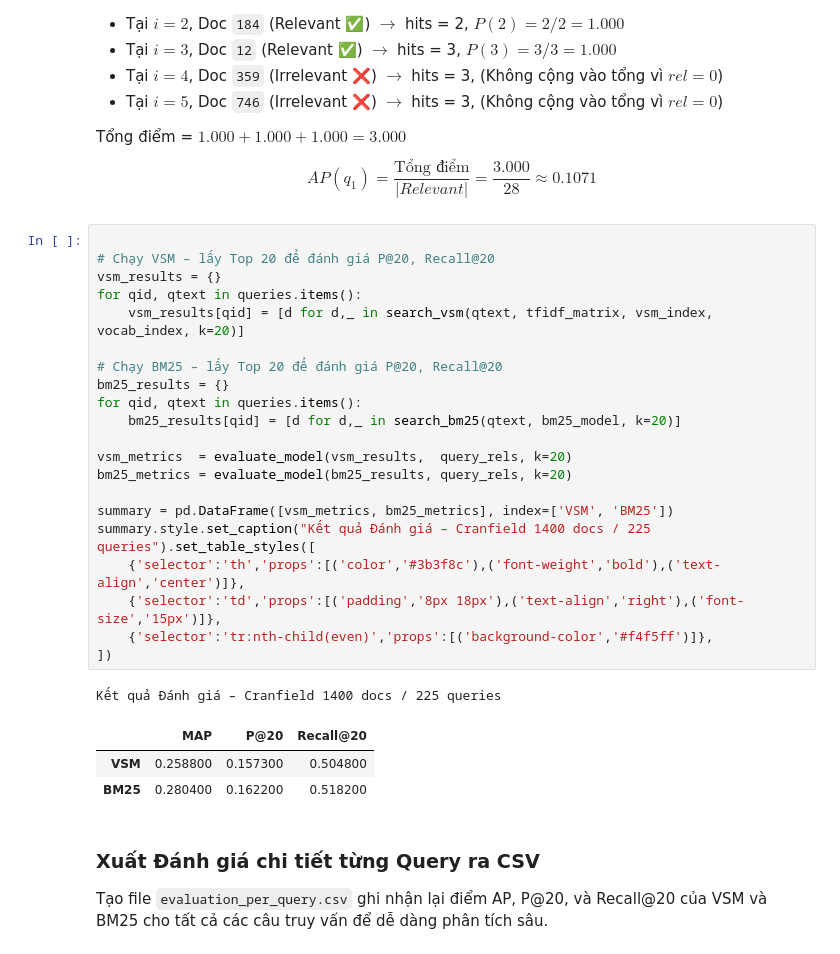
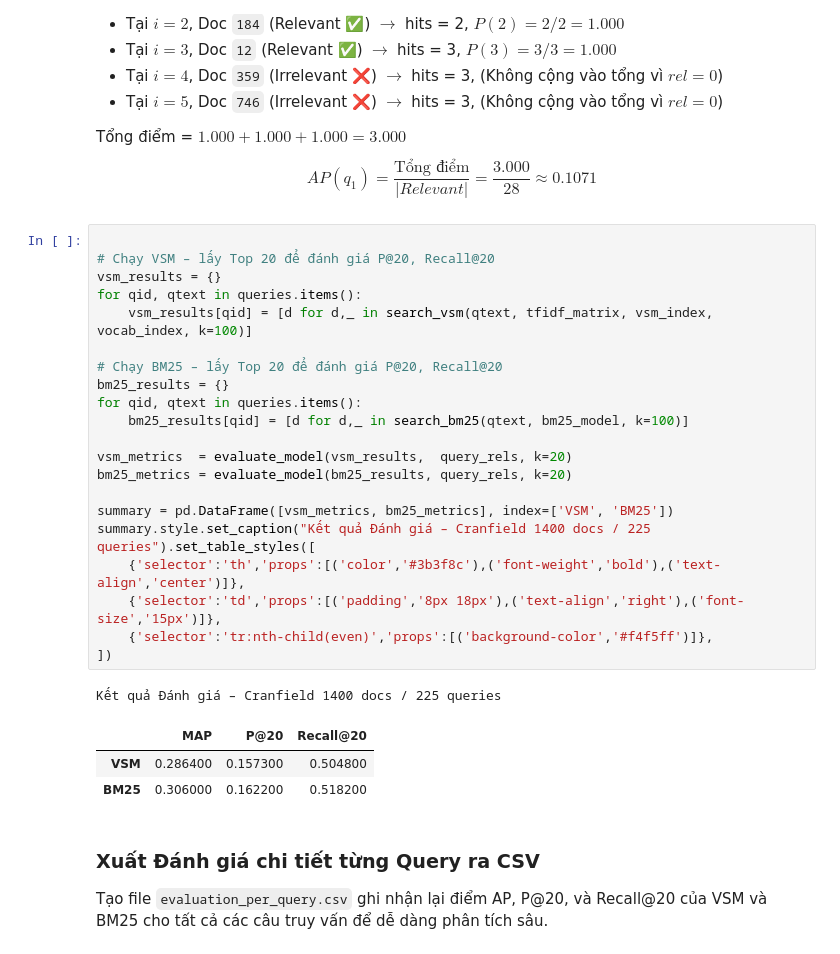
Before and after one commit to BPhucKHMT/CS419, a Jupyter notebook: final_project_cs419.ipynb, the cells around one changed output. Saved outputs shown, nothing was run; the diff lists cells and outputs as text.

```diff
--- a/final_project_cs419.ipynb
+++ b/final_project_cs419.ipynb
@@ -770,29 +770,29 @@ $$AP(q_1) = \frac{\text{Tổng điểm}}{|Relevant|} = \frac{3.000}{28} \approx
 # %%
 
 # Chạy VSM – lấy Top 20 để đánh giá P@20, Recall@20
 vsm_results = {}
 for qid, qtext in queries.items():
-    vsm_results[qid] = [d for d,_ in search_vsm(qtext, tfidf_matrix, vsm_index, vocab_index, k=20)]
+    vsm_results[qid] = [d for d,_ in search_vsm(qtext, tfidf_matrix, vsm_index, vocab_index, k=100)]
 
 # Chạy BM25 – lấy Top 20 để đánh giá P@20, Recall@20
 bm25_results = {}
 for qid, qtext in queries.items():
-    bm25_results[qid] = [d for d,_ in search_bm25(qtext, bm25_model, k=20)]
+    bm25_results[qid] = [d for d,_ in search_bm25(qtext, bm25_model, k=100)]
 
 vsm_metrics  = evaluate_model(vsm_results,  query_rels, k=20)
 bm25_metrics = evaluate_model(bm25_results, query_rels, k=20)
 
 summary = pd.DataFrame([vsm_metrics, bm25_metrics], index=['VSM', 'BM25'])
 summary.style.set_caption("Kết quả Đánh giá – Cranfield 1400 docs / 225 queries").set_table_styles([
     {'selector':'th','props':[('color','#3b3f8c'),('font-weight','bold'),('text-align','center')]},
     {'selector':'td','props':[('padding','8px 18px'),('text-align','right'),('font-size','15px')]},
     {'selector':'tr:nth-child(even)','props':[('background-color','#f4f5ff')]},
 ])
 # %% [output]
 Kết quả Đánh giá – Cranfield 1400 docs / 225 queries
 |  | MAP | P@20 | Recall@20 |
-| VSM | 0.258800 | 0.157300 | 0.504800 |
-| BM25 | 0.280400 | 0.162200 | 0.518200 |
+| VSM | 0.286400 | 0.157300 | 0.504800 |
+| BM25 | 0.306000 | 0.162200 | 0.518200 |
 # %% [markdown]
 ### Xuất Đánh giá chi tiết từng Query ra CSV
 
```
Also changed, not shown: parts of 3 cells of this notebook, 1 other file.
